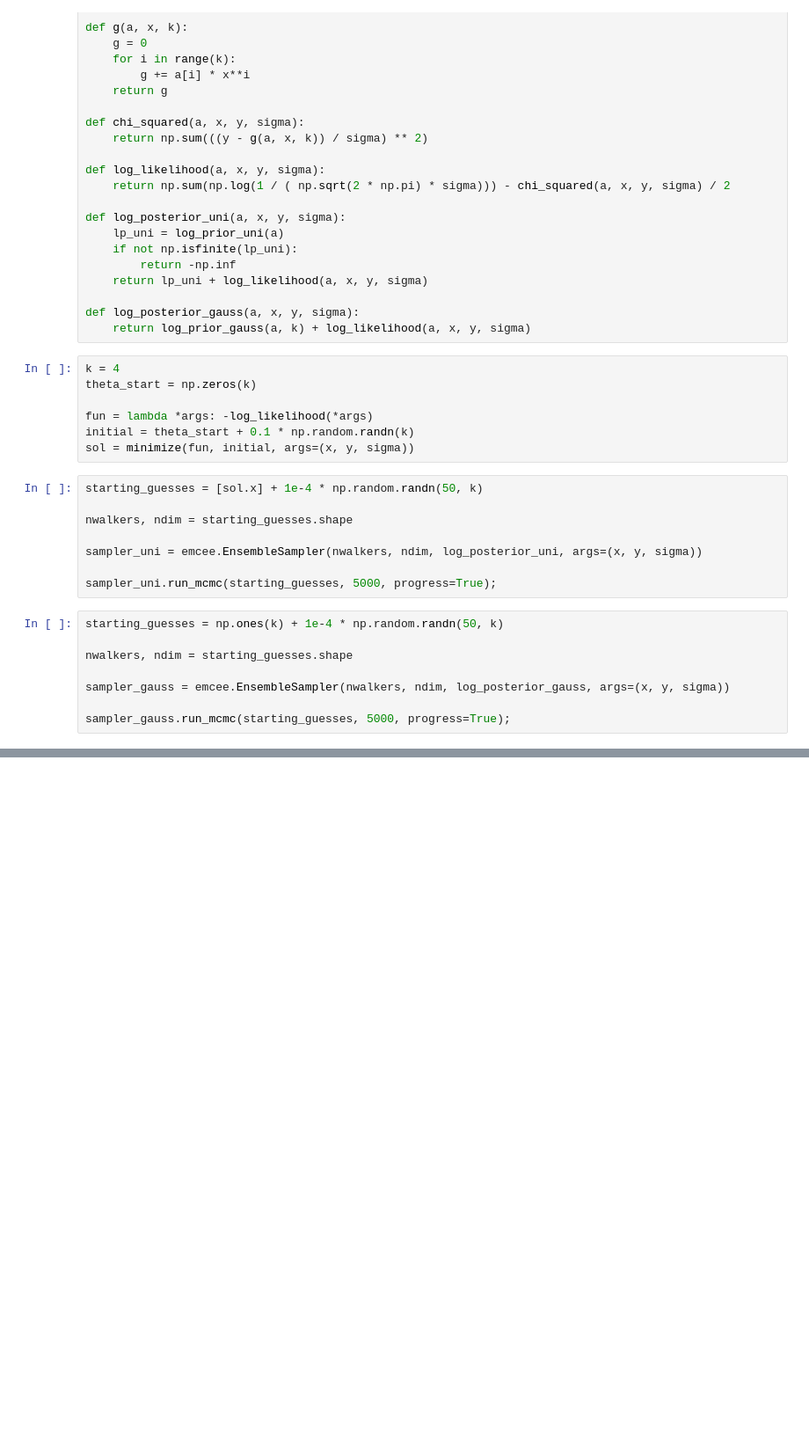
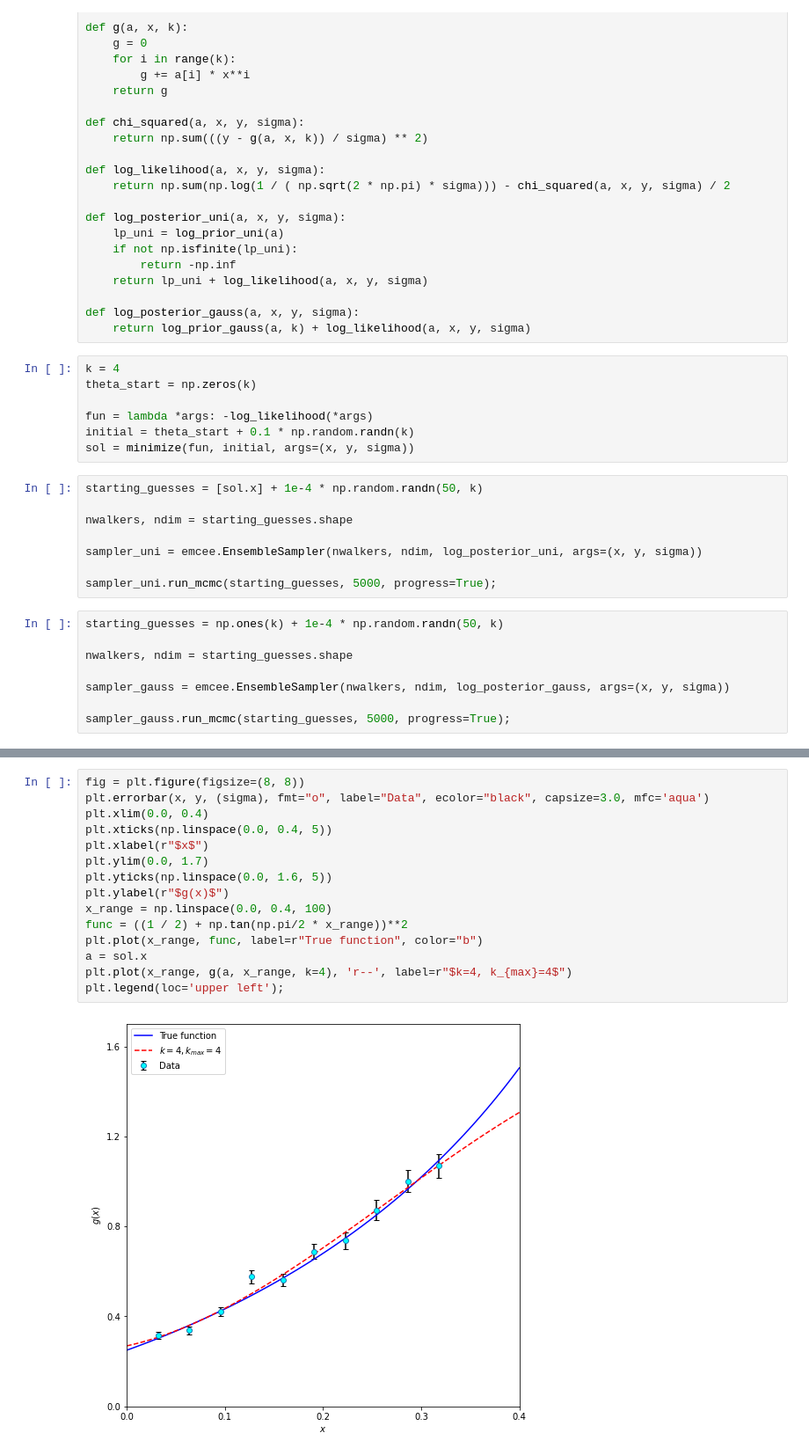
Before and after one commit to vicorGUS/Project1, a Jupyter notebook: Project1_Folder/Project1.ipynb, the cells around one changed output, grey strips where cells are left out. Shown at 88% size. Drawn from its saved outputs; the diff is of its cells as text; blank space fills up the shorter version.

```diff
--- a/Project1_Folder/Project1.ipynb
+++ b/Project1_Folder/Project1.ipynb
@@ -87,0 +88,17 @@ fig = corner.corner(flat_samples_gauss, labels=labels, titles=labels, show_title
+# %%
+fig = plt.figure(figsize=(8, 8))
+plt.errorbar(x, y, (sigma), fmt="o", label="Data", ecolor="black", capsize=3.0, mfc='aqua')
+plt.xlim(0.0, 0.4)
+plt.xticks(np.linspace(0.0, 0.4, 5))
+plt.xlabel(r"$x$")
+plt.ylim(0.0, 1.7)
+plt.yticks(np.linspace(0.0, 1.6, 5))
+plt.ylabel(r"$g(x)$")
+x_range = np.linspace(0.0, 0.4, 100)
+func = ((1 / 2) + np.tan(np.pi/2 * x_range))**2
+plt.plot(x_range, func, label=r"True function", color="b")
+a = sol.x
+plt.plot(x_range, g(a, x_range, k=4), 'r--', label=r"$k=4, k_{max}=4$")
+plt.legend(loc='upper left');
+# %% [output]
+[figure, added]
```
Also changed, not shown: parts of 2 cells of this notebook.
